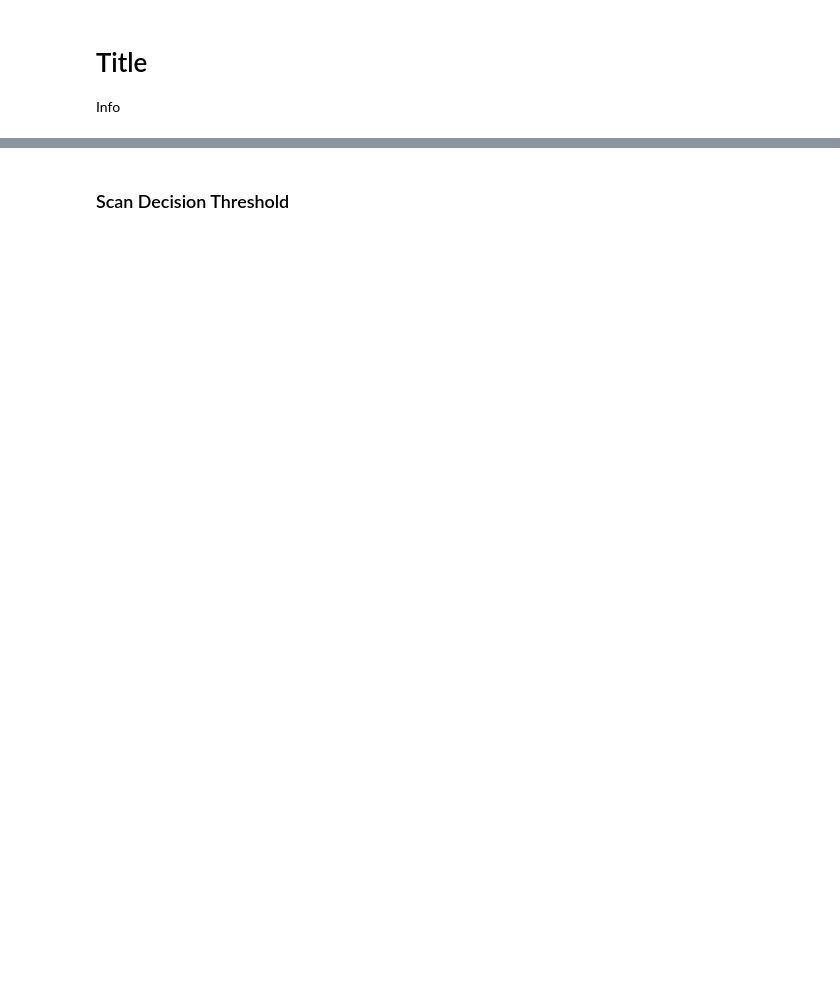
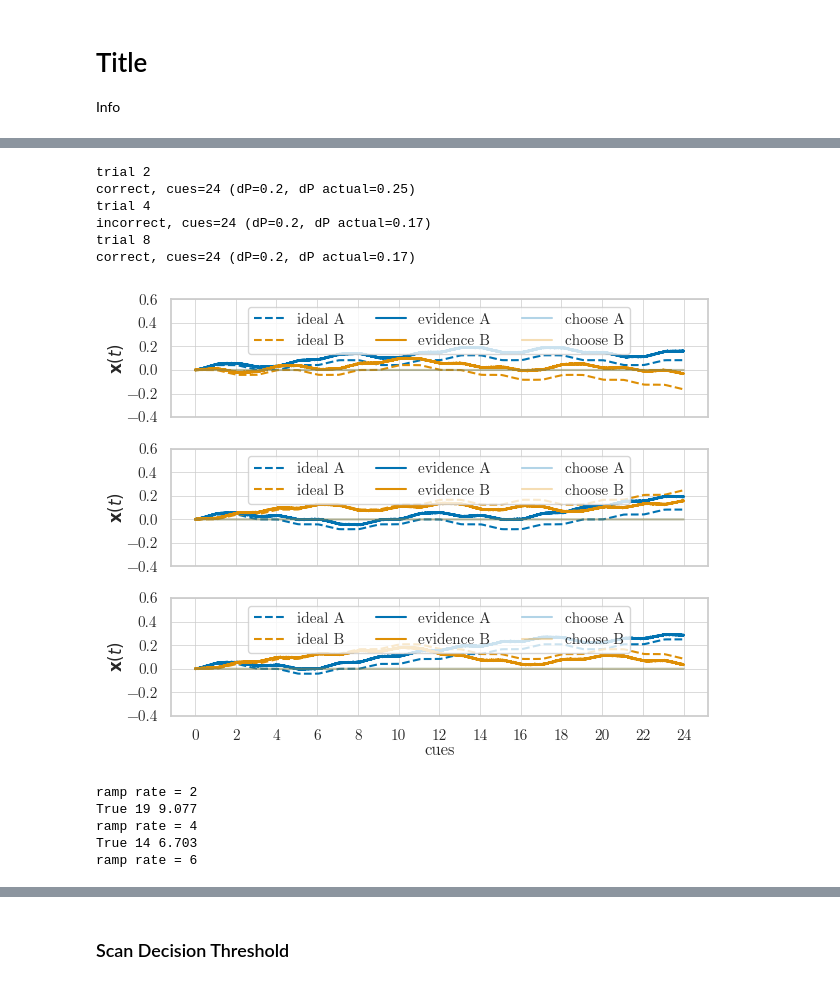
Before and after one commit to psipeter/value-accumulation, a Jupyter notebook: model.ipynb, the cells around one changed output, grey strips where cells are left out. Saved outputs shown, nothing was run; the diff lists cells and outputs as text; code cells hidden in the pictures; blank space fills up the shorter version.

```diff
--- a/model.ipynb
+++ b/model.ipynb
@@ -213,0 +226,44 @@ run_once(deltaP=0.1, maxSamples=12, seed=3)
+# %%
+def run_selected(trials, deltaP, maxSamples, seed, dt=0.001, **kwargs):
+    inputs = Inputs(deltaP=deltaP, maxSamples=maxSamples, seed=seed)
+    fig, axes = plt.subplots(nrows=3, ncols=1, figsize=((6.38, 5)), sharex=True)
+    i = 0
+    for n in range(np.max(trials)+1):
+        inputs.set_AB()
+        if n in trials:
+            print(f"trial {n}")
+            net = build_network(inputs, seed=seed, **kwargs)
+            sim = nengo.Simulator(net, progress_bar=False)
+            with sim:
+                sim.run(maxSamples, progress_bar=False)
+            idealA = np.cumsum(sim.data[net.pAB][:,0]) * net.ramp_rate * dt
+            idealB = np.cumsum(sim.data[net.pAB][:,1]) * net.ramp_rate * dt
+            axes[i].plot(sim.trange(), idealA, label="ideal A", linestyle="--", color=palette[0])
+            axes[i].plot(sim.trange(), idealB, label="ideal B", linestyle="--", color=palette[1])
+            axes[i].plot(sim.trange(), sim.data[net.pAccumulate][:,0], label="evidence A", color=palette[0])
+            axes[i].plot(sim.trange(), sim.data[net.pAccumulate][:,1], label="evidence B", color=palette[1])
+            axes[i].plot(sim.trange(), sim.data[net.pAction][:,0], label="choose A", alpha=0.3, color=palette[0])
+            axes[i].plot(sim.trange(), sim.data[net.pAction][:,1], label="choose B", alpha=0.3, color=palette[1])
+            axes[i].legend(loc='upper center', ncol=3)
+            correct, cues, time = is_correct(inputs, net, sim)
+            title = f"{'correct' if correct else 'incorrect'}, cues={cues:.0f} (dP={deltaP}, dP actual={inputs.dP_actual:.2f})"
+            print(title)
+            axes[i].set(ylabel=r"$\mathbf{x}(t)$",
+                        yticks=((-0.4, -0.2, 0.0, 0.2, 0.4, 0.6)),
+                        xticks=np.arange(0, maxSamples+1, 1),
+                        xticklabels=np.arange(0, 2*maxSamples+2, 2))
+            plt.tight_layout()
+            i += 1
+        axes[2].set(xlabel="cues")
+        fig.savefig("dynamics_baseline.svg")
+        fig.savefig("dynamics_baseline.png", dpi=600)
+# %%
+run_selected(trials=[2,4,8], deltaP=0.2, maxSamples=12, seed=0, decision_threshold=0.4)
+# %% [output]
+trial 2
+correct, cues=24 (dP=0.2, dP actual=0.25)
+trial 4
+incorrect, cues=24 (dP=0.2, dP actual=0.17)
+trial 8
+correct, cues=24 (dP=0.2, dP actual=0.17)
+[figure, added]
@@ -213,0 +320,8 @@ run_once(deltaP=0.1, maxSamples=12, seed=3)
+# %%
+run_param_comparison("ramp rate", [2,4,6], deltaP=0.2, seed=4, ymin=0, ymax=1)
+# %% [output]
+ramp rate = 2
+True 19 9.077
+ramp rate = 4
+True 14 6.703
+ramp rate = 6
```
Also changed, not shown: parts of 33 cells of this notebook.
